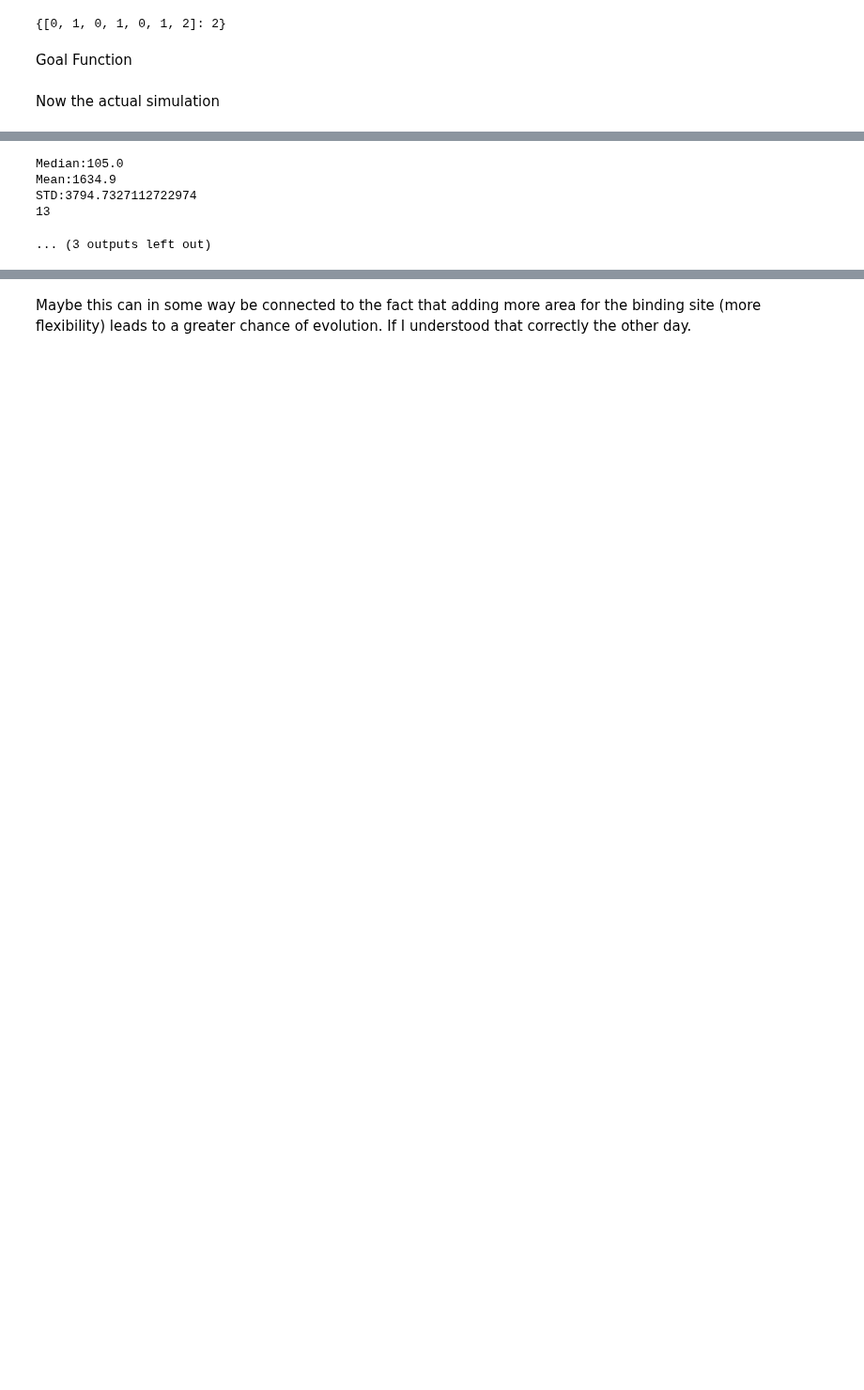
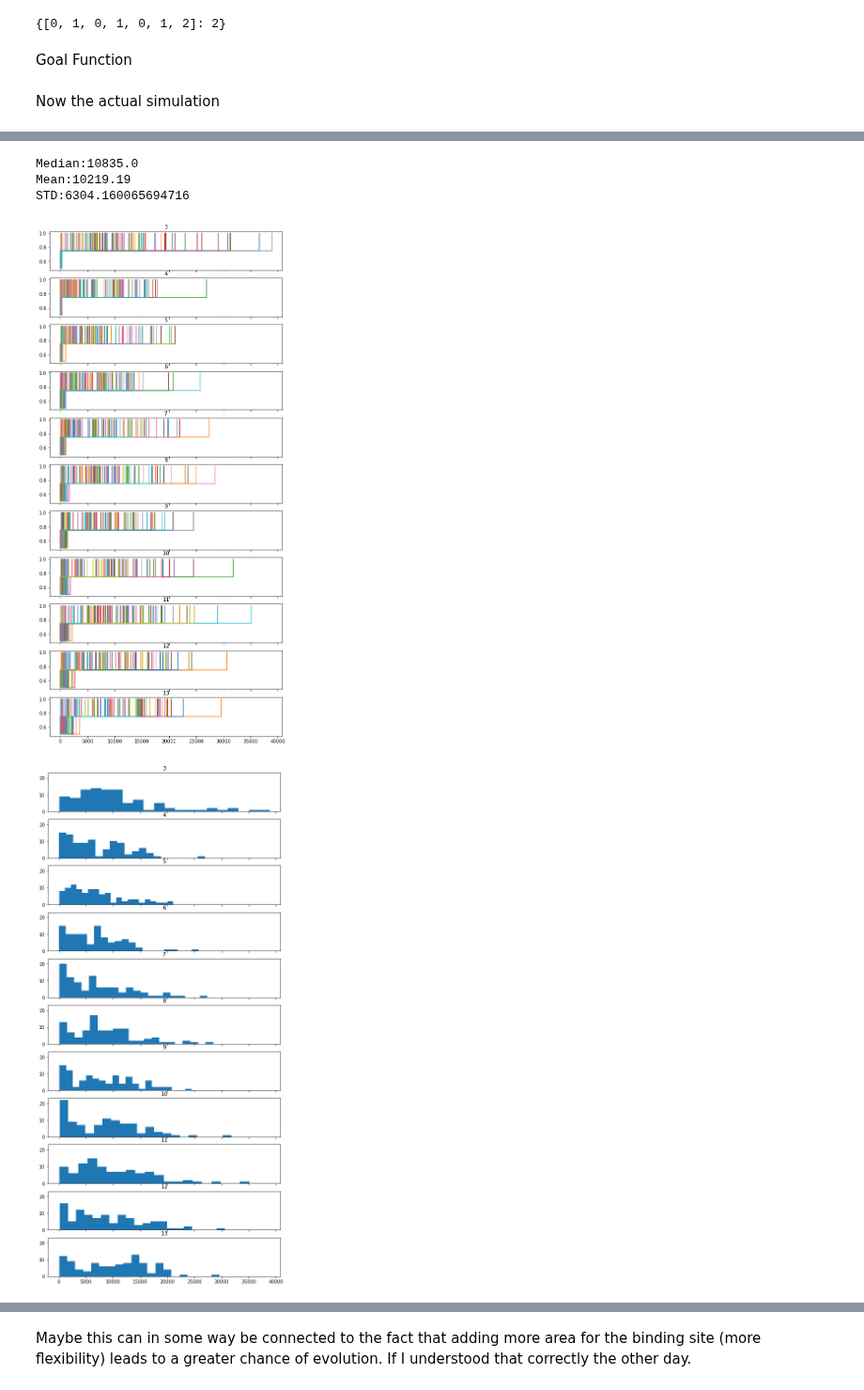
Before and after one commit to ZBoroda/logic_gate_modeling, a Jupyter notebook: sizenotebook_or.ipynb, the cells around one changed output, grey strips where cells are left out. Shown at 94% size. Drawn from its saved outputs; the diff is of its cells as text; code cells hidden in the pictures; blank space fills up the shorter version.

```diff
--- a/sizenotebook_or.ipynb
+++ b/sizenotebook_or.ipynb
@@ -71,7 +71,7 @@ def goal_function(x: [bool]) -> bool:
 # %% [markdown]
 Now the actual simulation
 # %%
-sizes = [2, 3, 4, 5, 6, 7, 8, 9, 10, 11, 12, 13]
+sizes = [3, 4, 5, 6, 7, 8, 9, 10, 11, 12, 13]
 fig_trajectory, ax_trajectories = plt.subplots(len(sizes), 1, sharex=True, sharey=True, figsize=(9, 20))
 fig_histogram, ax_histograms = plt.subplots(len(sizes), 1, sharex=True, sharey=True, figsize=(9, 20))
 means = []
@@ -146,8 +146,8 @@ STD:4025.5709545355176
-Median:105.0
-Mean:1634.9
-STD:3794.7327112722974
-13
+Median:10835.0
+Mean:10219.19
+STD:6304.160065694716
-... (3 outputs left out)
+[figure, added]
+[figure, added]
 # %%
 fig, ax = plt.subplots(1, 1, tight_layout=True)
 ax.errorbar(x=sizes, y=means, yerr=np.array(stds)/np.sqrt(1000))
```
Also changed, not shown: parts of 12 cells of this notebook, 2 other files.
